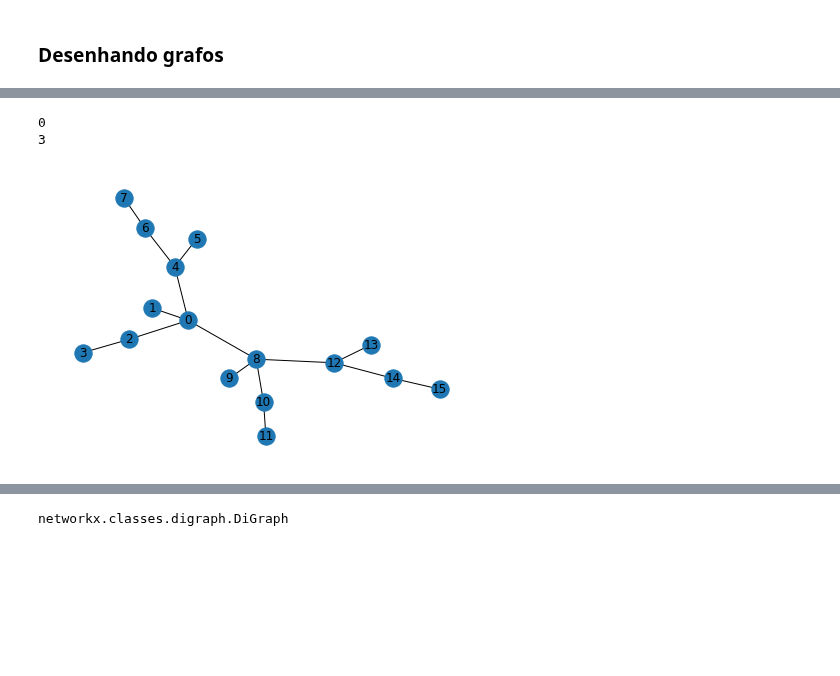
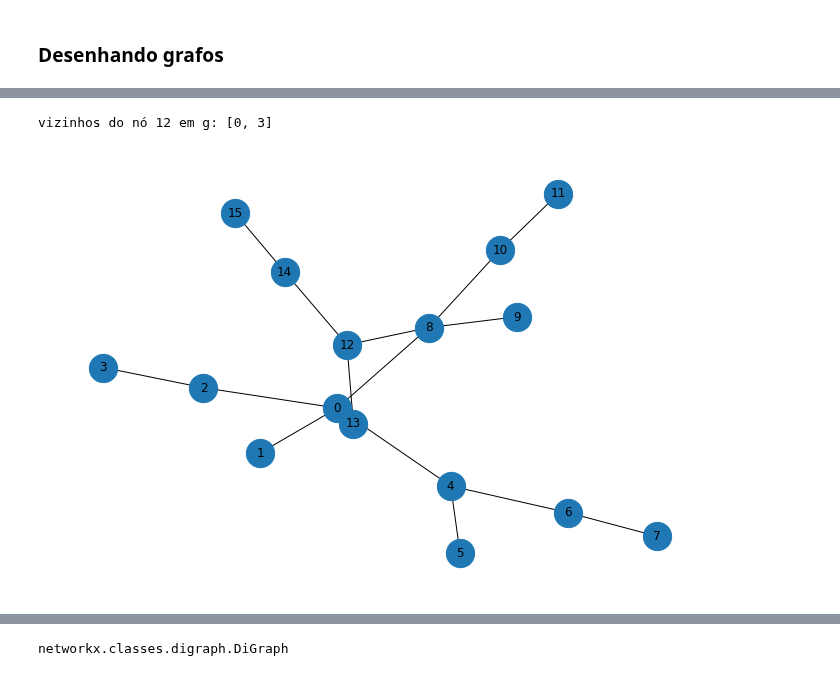
Before and after one commit to jesusossian/complex_networks, a Jupyter notebook: src/course/cap1_2_grafos_redes.ipynb, the cells around one changed output, grey strips where cells are left out. Saved outputs shown, nothing was run; the diff lists cells and outputs as text; code cells hidden in the pictures; blank space fills up the shorter version.

```diff
--- a/src/course/cap1_2_grafos_redes.ipynb
+++ b/src/course/cap1_2_grafos_redes.ipynb
@@ -46,17 +69,22 @@ nx.draw_kamada_kawai (G, with_labels = True )
 # %%
-# imprime os vizinhos do vértices 12 em G
-for n in G.neighbors(12):
-    print(n)
+# imprime os vizinhos do nó 12 do grafo g (karate club)
+print(f"vizinhos do nó 12 em g: {list(G.neighbors(12))}")
 # %% [output]
-0
-3
+vizinhos do nó 12 em g: [0, 3]
 # %%
 # gera um grafo de uma árvore binomial
 # The binomial tree of order 0 consists of a single vertex.
 # A binomial tree of order k is defined recursively by linking two binomial trees of order k-1:
 # the root of one is the leftmost child of the root of the other.
+fig, ax = plt.subplots(1,1,figsize=(12,8))
+
+# gera uma árvore binomial
 GAB = nx.binomial_tree(4)
-nx.draw(GAB, with_labels = "True")
+
+# grafico do grafo gab
+nx.draw(GAB, node_size=800, with_labels = True)
+
+plt.show()
 # %% [output]
-[figure, old version]
+[figure, new version]
 # %%
```
Also changed, not shown: parts of 20 cells of this notebook, 3 other files.
